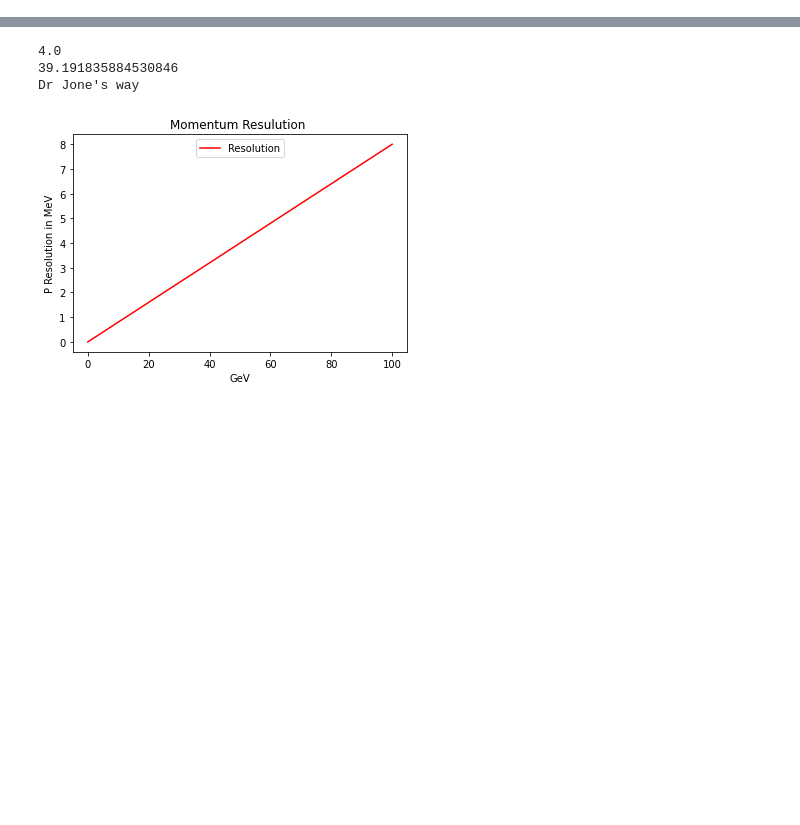
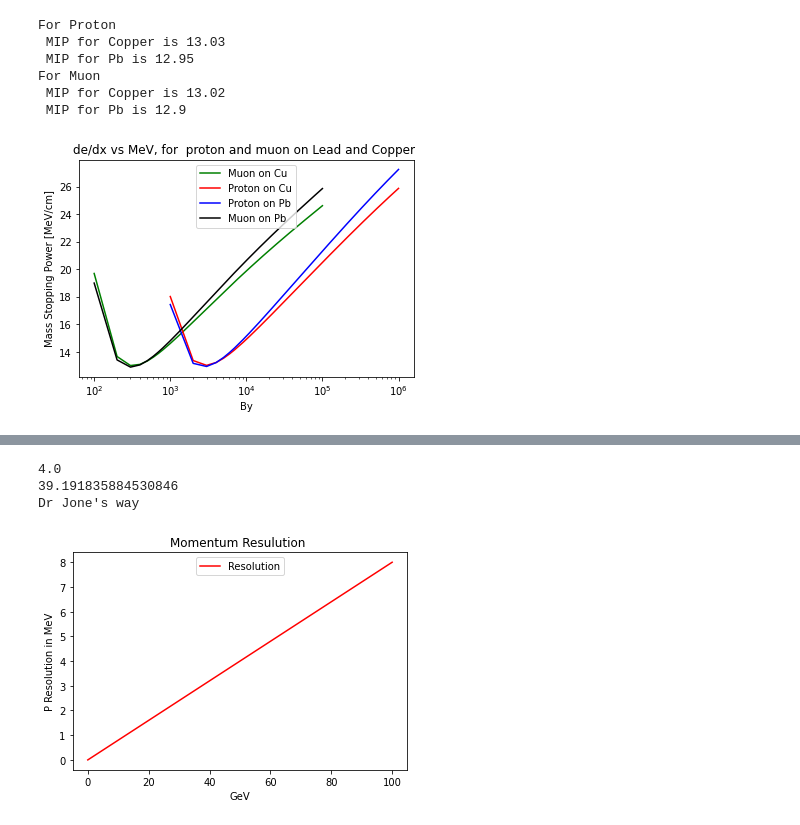
Before and after one commit to ilkerparmaksiz/hw, a Jupyter notebook: Hw1.ipynb, the cells around one changed output, grey strips where cells are left out. Cells and saved outputs as stored; diff of their text form; code cells hidden in the pictures; blank space fills up the shorter version.

```diff
--- a/Hw1.ipynb
+++ b/Hw1.ipynb
@@ -211,3 +153,75 @@ plt.show()
+# %%
+#Homework 2 Part d
+
+ProtonXaxis=[]
+MuonXaxis=[]
+
+Pro_Cudepdx=[]
+Pro_CudepdxnoDensity=[]
+
+Mu_CudepdxnoDensity=[]
+Mu_Cudepdx=[]
+
+Pro_Pbdepdx=[]
+Pro_PbdepdxnoDensity=[]
+Mu_Pbdepdx=[]
+Mu_PbdepdxnoDensity=[]
+
+
+#For Proton
+for x in range(1,1000):
+    by=x/M*1000
+    p=by*M
+    ProtonXaxis.append(p)
+    dedx=CalcBethQuant(ne_Pb,Pb_Z,Pb_Amass,me,IPb,by,M)
+    Pro_PbdepdxnoDensity.append(dedx)
+    Pro_Pbdepdx.append(Pb_density*dedx)
+
+    dedx=CalcBethQuant(ne_Cu,Cu_Z,Cu_Amass,me,ICu,by,M)
+    Pro_CudepdxnoDensity.append(dedx)
+    Pro_Cudepdx.append(Cu_density*dedx)
+
+#For Muon
+for x in range(1,1000):
+    by=x/Mu*100
+    p=by*Mu
+    MuonXaxis.append(p)
+    dedx=CalcBethQuant(ne_Pb,Pb_Z,Pb_Amass,me,IPb,by,Mu)
+    Mu_PbdepdxnoDensity.append(dedx)
+
+
+    Mu_Pbdepdx.append(Pb_density*dedx)
+    dedx=CalcBethQuant(ne_Cu,Cu_Z,Cu_Amass,me,ICu,by,Mu)
+    Mu_CudepdxnoDensity.append(dedx)
+    Mu_Cudepdx.append(Cu_density*dedx)
+
+print("For Proton")
+print(f" MIP for Copper is {round(min(Pro_Cudepdx),2)}")
+print(f" MIP for Pb is {round(min(Pro_Pbdepdx),2)}")
+print("For Muon")
+print(f" MIP for Copper is {round(min(Mu_Cudepdx),2)}")
+print(f" MIP for Pb is {round(min(Mu_Pbdepdx),2)}")
+
+plt.title('de/dx vs MeV, for  proton and muon on Lead and Copper ')
+plt.ylabel('Mass Stopping Power [MeV/cm]')
+plt.xlabel('By')
+
+ax=plt.gca()
+ax.set_xscale('log')
+plt.plot(MuonXaxis,Mu_Cudepdx,'k',label='Muon on Cu',color='g')
+plt.plot(ProtonXaxis,Pro_Cudepdx,'k',label='Proton on Cu',color='r')
+plt.plot(ProtonXaxis,Pro_Pbdepdx,'k',label='Proton on Pb',color='blue')
+plt.plot(MuonXaxis,Mu_Pbdepdx,'k',label='Muon on Pb',color='black')
+plt.legend(loc='upper center')
+plt.show()
+# %% [output]
+For Proton
+ MIP for Copper is 13.03
+ MIP for Pb is 12.95
+For Muon
+ MIP for Copper is 13.02
+ MIP for Pb is 12.9
+[figure, added]
 # %%
 
 # Homework 3
```
Also changed, not shown: parts of 4 cells of this notebook.
